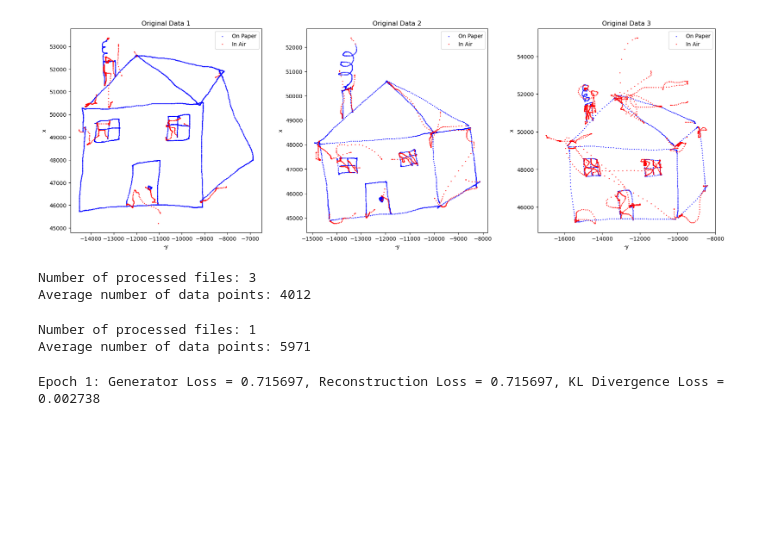
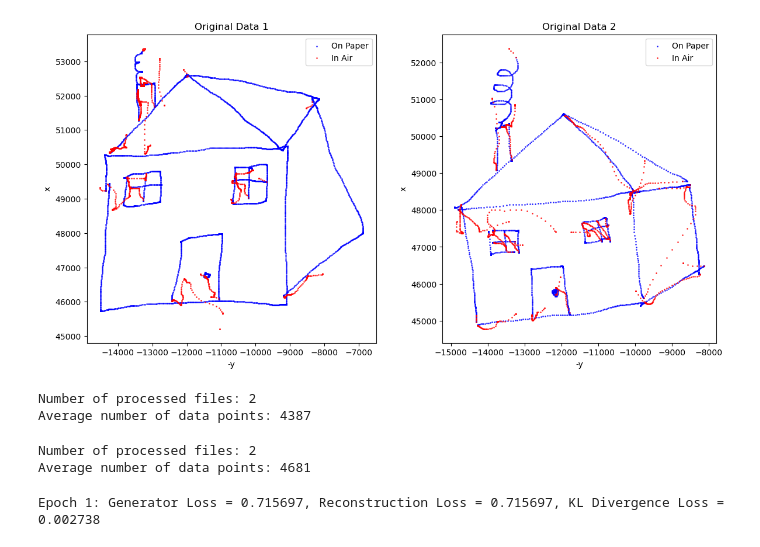
Before and after one commit to jaypeepeep/SC-Beta-VAE-GAN, a Jupyter notebook: model/VAEGAN Checkpoint 1.5.2.6 PreTrained.ipynb, the cells around one changed output. Drawn from its saved outputs; the diff is of its cells as text; code cells hidden in the pictures; blank space fills up the shorter version.

```diff
--- a/model/VAEGAN Checkpoint 1.5.2.6 PreTrained.ipynb
+++ b/model/VAEGAN Checkpoint 1.5.2.6 PreTrained.ipynb
@@ -62,37 +62,37 @@ def upload_and_process_files(directory, num_files_to_use=None):
         scaler = MinMaxScaler()
         normalized_data = scaler.fit_transform(df[['x', 'y', 'timestamp']])
         scalers.append(scaler)
 
         on_paper = df[df['pen_status'] == 1]
         in_air = df[df['pen_status'] == 0]
         axs[i].scatter(-on_paper['y'], on_paper['x'], c='blue', s=1, alpha=0.7, label='On Paper')
         axs[i].scatter(-in_air['y'], in_air['x'], c='red', s=1, alpha=0.7, label='In Air')
         axs[i].set_title(f'Original Data {i + 1}')
         axs[i].set_xlabel('-y')
         axs[i].set_ylabel('x')
         axs[i].legend()
         axs[i].set_aspect('equal')
 
     plt.show()
 
     processed_data = [np.column_stack((scaler.transform(df[['x', 'y', 'timestamp']]), df['pen_status'].values))
                       for df, scaler in zip(data_frames, scalers)]
     avg_data_points = int(np.mean([df.shape[0] for df in data_frames]))
 
     return data_frames, processed_data, scalers, avg_data_points, input_filenames, original_data_frames  # Return original data
 
 directory = 'Task2'  # Directory where the .svc files are stored
-num_files_to_use = 3
+num_files_to_use = 2
 data_frames, processed_data, scalers, avg_data_points, input_filenames, original_data_frames = upload_and_process_files(directory, num_files_to_use)
 
 # Store the name of the first file for use in Cell 4
 input_filename = input_filenames[0] if input_filenames else 'processed_data'
 print(f"Number of processed files: {len(processed_data)}")
 print(f"Average number of data points: {avg_data_points}")
 # %% [output]
-[figure, old version]
+[figure, new version]
-Number of processed files: 3
-Average number of data points: 4012
+Number of processed files: 2
+Average number of data points: 4387
 # %%
 # Cell 3
 # Process each DataFrame instead of just the first one
@@ -217,8 +217,8 @@ data_frames, processed_data, scalers, avg_data_points, original_filenames = proc
 print(f"Number of processed files: {len(processed_data)}")
 print(f"Average number of data points: {avg_data_points}")
 # %% [output]
-Number of processed files: 1
-Average number of data points: 5971
+Number of processed files: 2
+Average number of data points: 4681
 # %%
 # Cell 6 (modified)
 class VAE(tf.keras.Model):
```
Also changed, not shown: parts of 1 cell of this notebook.
